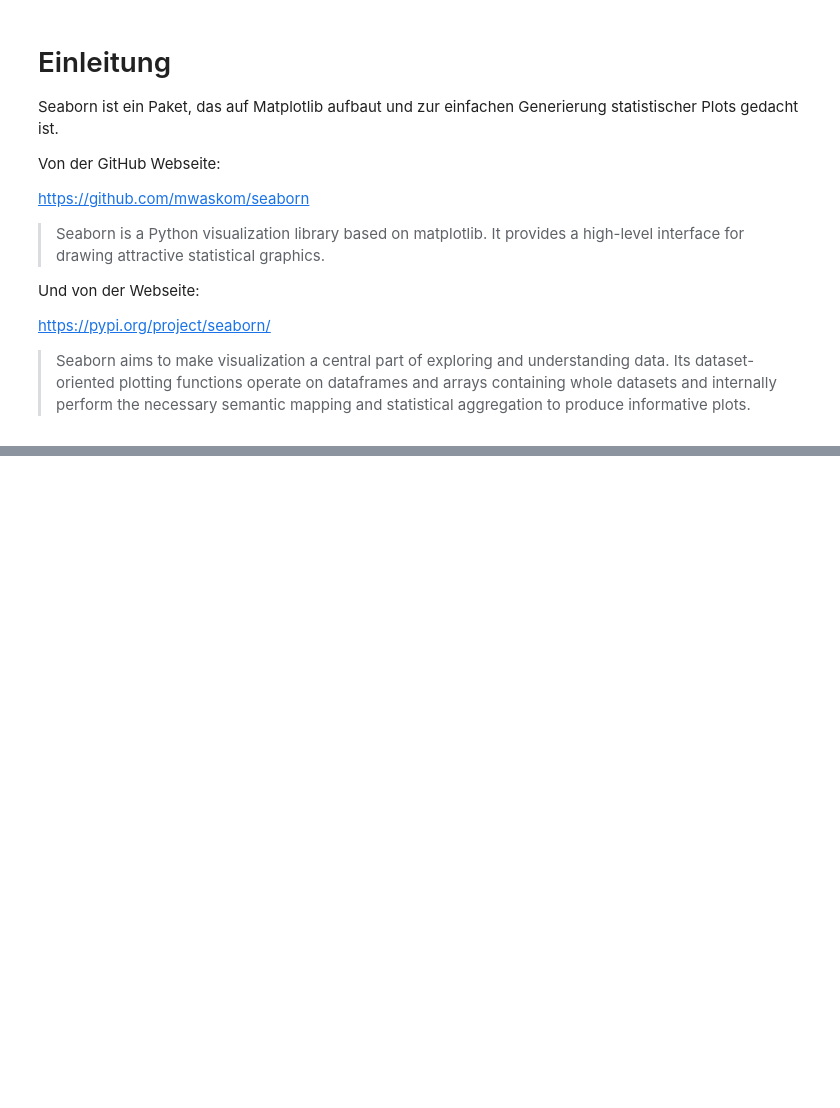
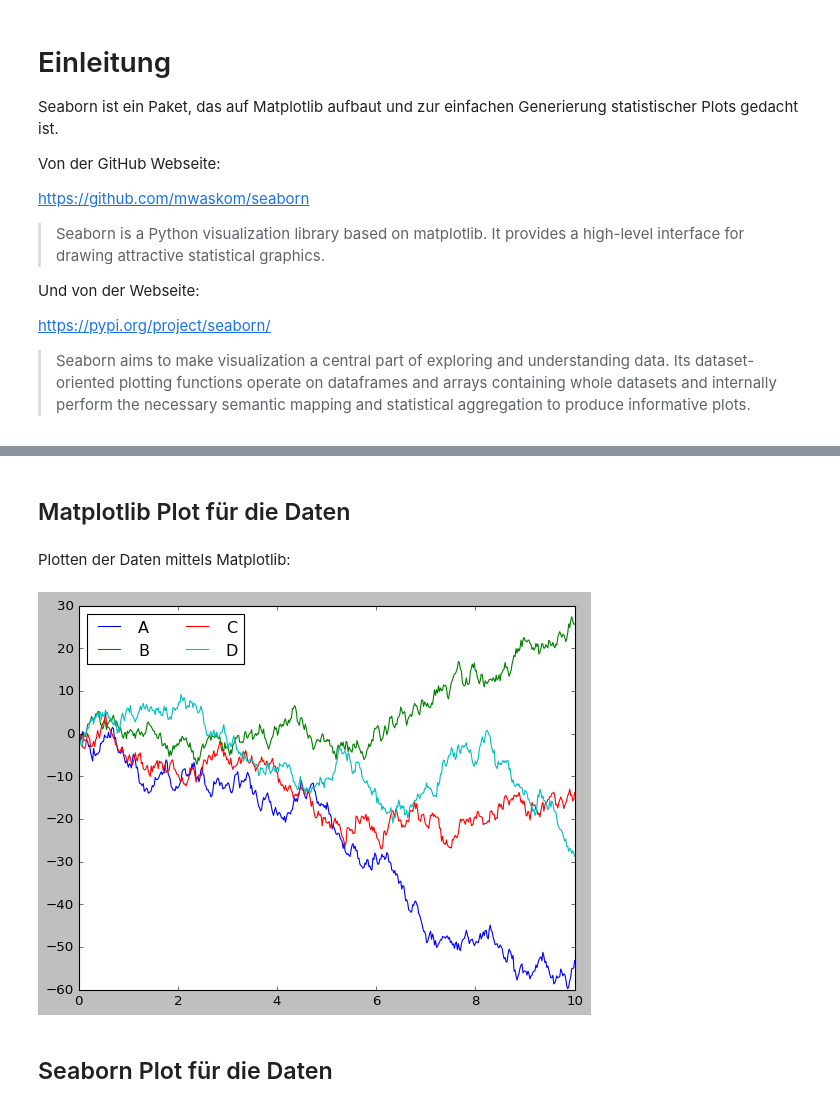
Before and after one commit to juebrauer/course_introduction_to_python, a Jupyter notebook: 08_seaborn_grundlagen/seaborn_grundlagen.ipynb, the cells around one changed output, grey strips where cells are left out. Drawn from its saved outputs; the diff is of its cells as text; code cells hidden in the pictures; blank space fills up the shorter version.

Commit message:
Seaborn: showing a first simple comparison between Matplotlib (classic) Plots and Seaborn line plots

```diff
--- a/08_seaborn_grundlagen/seaborn_grundlagen.ipynb
+++ b/08_seaborn_grundlagen/seaborn_grundlagen.ipynb
@@ -19,0 +22,6 @@ https://pypi.org/project/seaborn/
+# %%
+import matplotlib.pyplot as plt
+plt.style.use('classic')
+#%matplotlib inline
+import numpy as np
+import pandas as pd
@@ -19,0 +63,5 @@ https://pypi.org/project/seaborn/
+# %%
+x = np.linspace(0, 10, 500)
+
+rng = np.random.RandomState(0)
+mat = rng.randn(500,4)
@@ -19,0 +84,2 @@ https://pypi.org/project/seaborn/
+# %%
+y = np.cumsum(rng.randn(500, 4), 0)
@@ -19,0 +106,12 @@ https://pypi.org/project/seaborn/
+# %% [markdown]
+## Matplotlib Plot für die Daten
+# %% [markdown]
+Plotten der Daten mittels Matplotlib:
+# %%
+plt.plot(x, y)
+plt.legend('ABCD', ncol=2, loc='upper left')
+plt.show()
+# %% [output]
+[figure, added]
+# %% [markdown]
+## Seaborn Plot für die Daten
```
Also changed, not shown: parts of 27 cells of this notebook.
